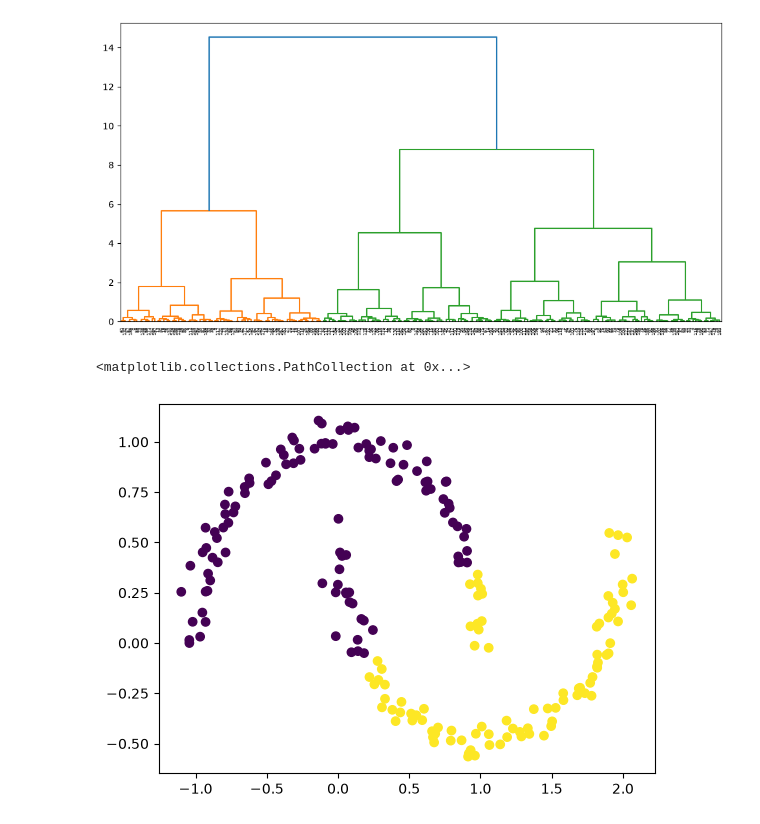
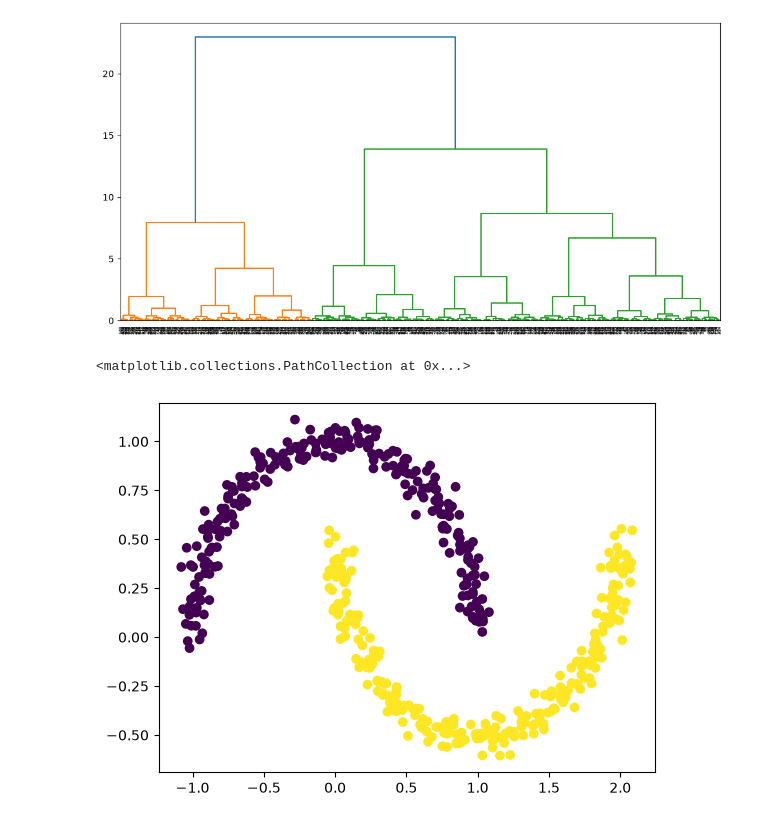
Before and after one commit to amanml2026/Unsupervised-learning, a Jupyter notebook: agglomerative_hierachial.ipynb, the cells around one changed output. Cells and saved outputs as stored; diff of their text form; code cells hidden in the pictures.

```diff
--- a/agglomerative_hierachial.ipynb
+++ b/agglomerative_hierachial.ipynb
@@ -3,7 +3,7 @@ from sklearn.cluster import AgglomerativeClustering
 from sklearn.datasets import make_moons
 import matplotlib.pyplot as plt
 # %%
-x,_ = make_moons(n_samples=200,
+x,_ = make_moons(n_samples=500,
                 random_state=42,noise=0.05)
 plt.scatter(x[:,0],x[:,1])
 # %% [output]
@@ -14,11 +14,11 @@ import scipy.cluster.hierarchy as shc
 plt.figure(figsize=(12,6))
 fig = shc.dendrogram(shc.linkage(x,method='ward'))
 # %% [output]
-[figure, old version]
+[figure, new version]
 # %%
-ac = AgglomerativeClustering(n_clusters=2,linkage='complete')
+ac = AgglomerativeClustering(n_clusters=2,linkage='single')
 y = ac.fit_predict(x)
 plt.scatter(x[:,0],x[:,1],c=y)
 # %% [output]
 <matplotlib.collections.PathCollection at 0x...>
-[figure, old version]
+[figure, new version]
```
Also changed, not shown: parts of 1 cell of this notebook.
